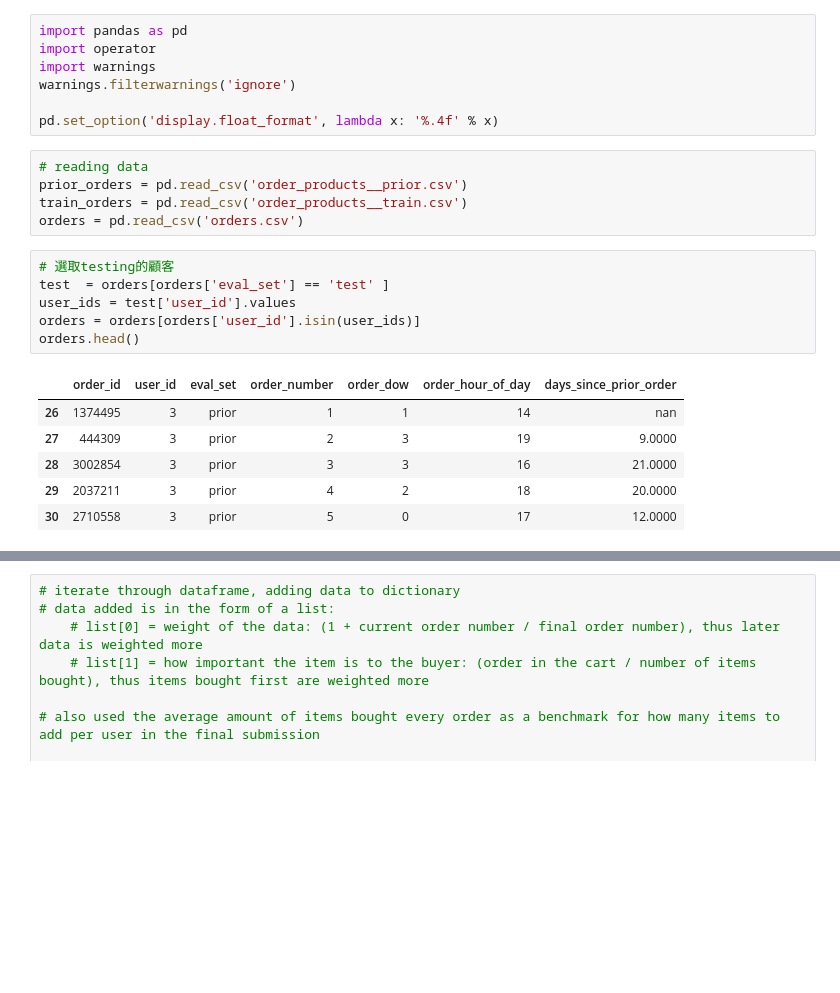
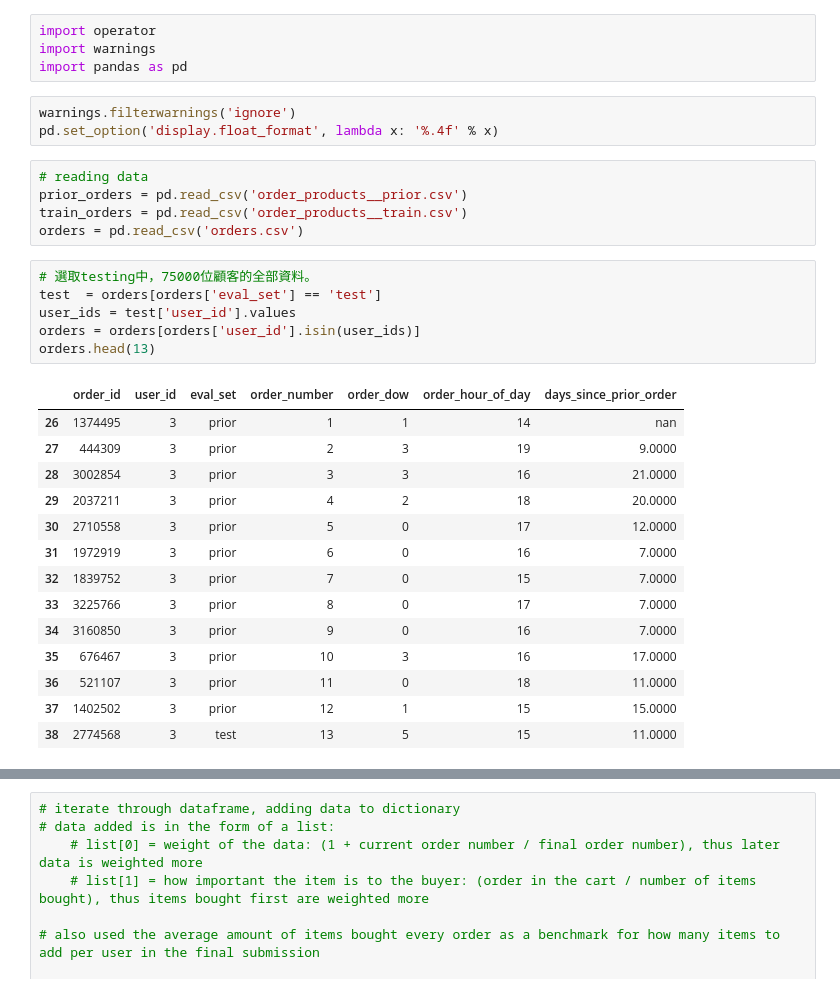
Before and after one commit to t830506/Kaggle_Compitition-Instacart_Market_Basket_Analysis, a Jupyter notebook: g_Beat The Benchmark (0.3473245).ipynb, the cells around one changed output, grey strips where cells are left out. Cells and saved outputs as stored; diff of their text form; blank space fills up the shorter version.

```diff
--- a/g_Beat The Benchmark (0.3473245).ipynb
+++ b/g_Beat The Benchmark (0.3473245).ipynb
@@ -1,9 +1,9 @@
+# %%
+import operator
+import warnings
+import pandas as pd
 # %%
-import pandas as pd
-import operator
-import warnings
 warnings.filterwarnings('ignore')
-
 pd.set_option('display.float_format', lambda x: '%.4f' % x)
 # %%
 # reading data
@@ -11,15 +11,23 @@ prior_orders = pd.read_csv('order_products__prior.csv')
 train_orders = pd.read_csv('order_products__train.csv')
 orders = pd.read_csv('orders.csv')
 # %%
-# 選取testing的顧客
-test  = orders[orders['eval_set'] == 'test' ]
+# 選取testing中，75000位顧客的全部資料。
+test  = orders[orders['eval_set'] == 'test']
 user_ids = test['user_id'].values
 orders = orders[orders['user_id'].isin(user_ids)]
-orders.head()
+orders.head(13)
 # %% [output]
 |  | order_id | user_id | eval_set | order_number | order_dow | order_hour_of_day | days_since_prior_order |
 | 26 | 1374495 | 3 | prior | 1 | 1 | 14 | nan |
 | 27 | 444309 | 3 | prior | 2 | 3 | 19 | 9.0000 |
 | 28 | 3002854 | 3 | prior | 3 | 3 | 16 | 21.0000 |
 | 29 | 2037211 | 3 | prior | 4 | 2 | 18 | 20.0000 |
 | 30 | 2710558 | 3 | prior | 5 | 0 | 17 | 12.0000 |
+| 31 | 1972919 | 3 | prior | 6 | 0 | 16 | 7.0000 |
+| 32 | 1839752 | 3 | prior | 7 | 0 | 15 | 7.0000 |
+| 33 | 3225766 | 3 | prior | 8 | 0 | 17 | 7.0000 |
+| 34 | 3160850 | 3 | prior | 9 | 0 | 16 | 7.0000 |
+| 35 | 676467 | 3 | prior | 10 | 3 | 16 | 17.0000 |
+| 36 | 521107 | 3 | prior | 11 | 0 | 18 | 11.0000 |
+| 37 | 1402502 | 3 | prior | 12 | 1 | 15 | 15.0000 |
+| 38 | 2774568 | 3 | test | 13 | 5 | 15 | 11.0000 |
```
Also changed, not shown: parts of 9 cells of this notebook, 2 other files.
